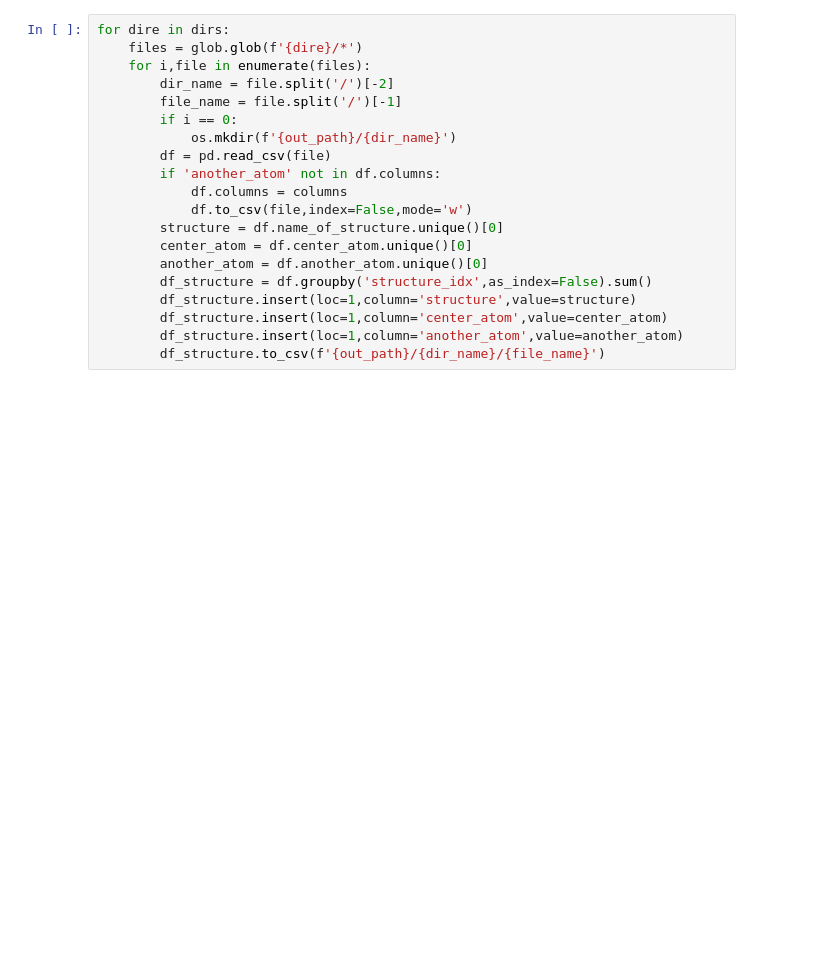
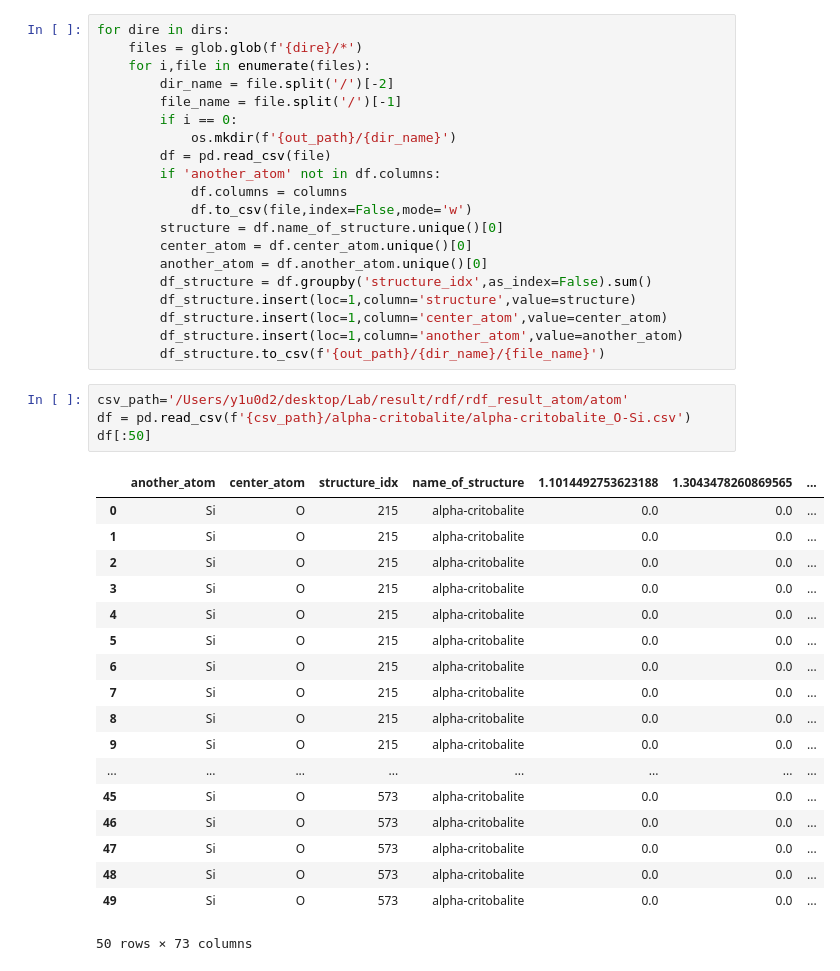
Before and after one commit to y1u0d2a1i/Research, a Jupyter notebook: scripts/rdf/make_structure_rdf.ipynb, the cells around one changed output. Cells and saved outputs as stored; diff of their text form; blank space fills up the shorter version.

```diff
--- a/scripts/rdf/make_structure_rdf.ipynb
+++ b/scripts/rdf/make_structure_rdf.ipynb
@@ -37,3 +37,26 @@ for dire in dirs:
         df_structure.insert(loc=1,column='center_atom',value=center_atom)
         df_structure.insert(loc=1,column='another_atom',value=another_atom)
         df_structure.to_csv(f'{out_path}/{dir_name}/{file_name}')
+# %%
+csv_path='/Users/y1u0d2/desktop/Lab/result/rdf/rdf_result_atom/atom'
+df = pd.read_csv(f'{csv_path}/alpha-critobalite/alpha-critobalite_O-Si.csv')
+df[:50]
+# %% [output]
+|  | another_atom | center_atom | structure_idx | name_of_structure | 1.1014492753623188 | 1.3043478260869565 | ... |
+| 0 | Si | O | 215 | alpha-critobalite | 0.0 | 0.0 | ... |
+| 1 | Si | O | 215 | alpha-critobalite | 0.0 | 0.0 | ... |
+| 2 | Si | O | 215 | alpha-critobalite | 0.0 | 0.0 | ... |
+| 3 | Si | O | 215 | alpha-critobalite | 0.0 | 0.0 | ... |
+| 4 | Si | O | 215 | alpha-critobalite | 0.0 | 0.0 | ... |
+| 5 | Si | O | 215 | alpha-critobalite | 0.0 | 0.0 | ... |
+| 6 | Si | O | 215 | alpha-critobalite | 0.0 | 0.0 | ... |
+| 7 | Si | O | 215 | alpha-critobalite | 0.0 | 0.0 | ... |
+| 8 | Si | O | 215 | alpha-critobalite | 0.0 | 0.0 | ... |
+| 9 | Si | O | 215 | alpha-critobalite | 0.0 | 0.0 | ... |
+| ... | ... | ... | ... | ... | ... | ... | ... |
+| 45 | Si | O | 573 | alpha-critobalite | 0.0 | 0.0 | ... |
+| 46 | Si | O | 573 | alpha-critobalite | 0.0 | 0.0 | ... |
+| 47 | Si | O | 573 | alpha-critobalite | 0.0 | 0.0 | ... |
+| 48 | Si | O | 573 | alpha-critobalite | 0.0 | 0.0 | ... |
+| 49 | Si | O | 573 | alpha-critobalite | 0.0 | 0.0 | ... |
+50 rows × 73 columns
```
Also changed, not shown: parts of 2 cells of this notebook, 6 other files.
